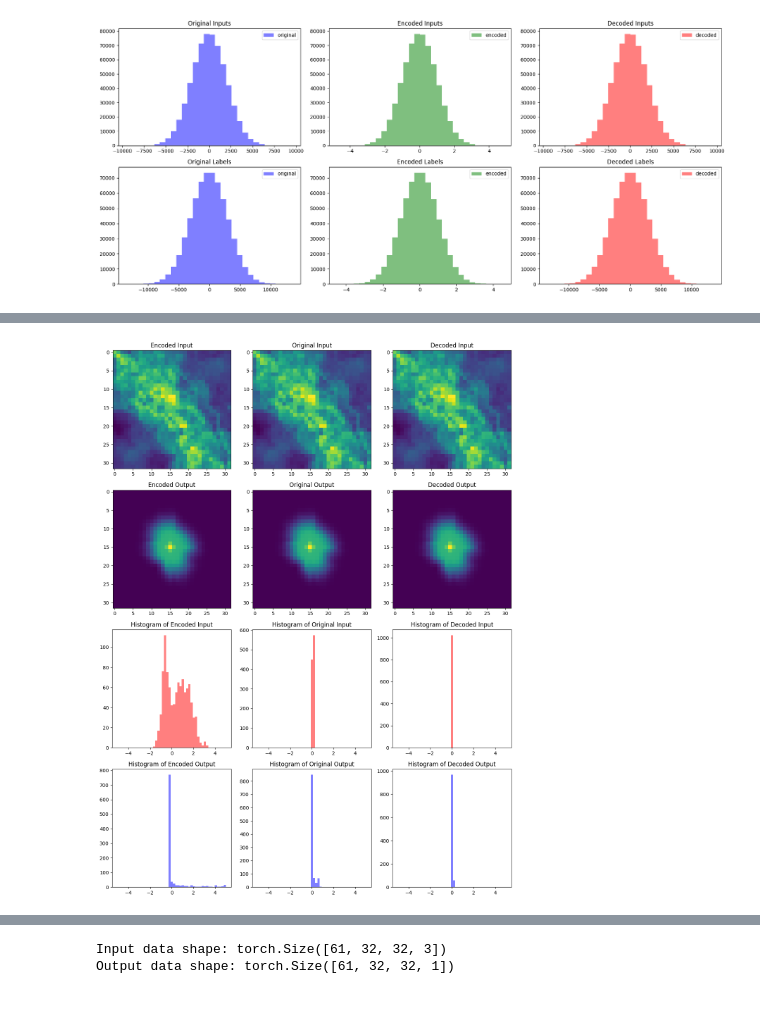
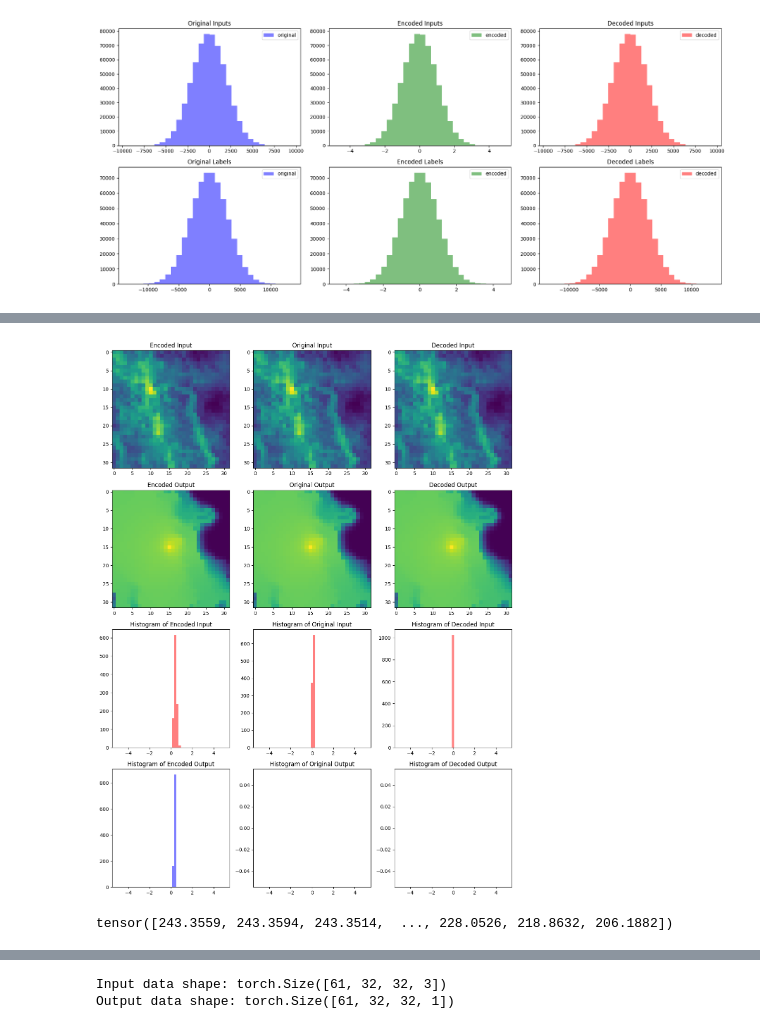
Before and after one commit to gabrielserrao/NO-DA, a Jupyter notebook: dataprocessing/debuging.ipynb, the cells around one changed output, grey strips where cells are left out. Saved outputs shown, nothing was run; the diff lists cells and outputs as text; code cells hidden in the pictures.

Commit message:
including minmax normalizer

```diff
--- a/dataprocessing/debuging.ipynb
+++ b/dataprocessing/debuging.ipynb
@@ -380,15 +227,39 @@ Using cpu for training
+# %%
+new_data_folder = '/samoa/data/smrserraoseabr/NO-DA/dataset/DARTS/runnedmodels/filtered'
+
+input_vars = ['Por', 'Perm', 'gas_rate'] # Porosity, Permeability, ,  Well 'gas_rate', Pressure + x, y, time encodings
+output_vars = ['Pressure']
+num_files= 1000
+traintest_split = 0.8
+batch_size = 1
+
+ntrain = num_files*traintest_split
+ntest = num_files - ntrain
+
+
+device = 'cpu'
+
+#NEW
+dataset_new = ReadXarrayDataset(folder=new_data_folder, input_vars=input_vars, output_vars=output_vars, num_files = num_files, wells_positions=False)
+train_size = int(traintest_split * len(dataset_new))
+test_size = len(dataset_new) - train_size
+train_loader_new = DataLoader(torch.utils.data.Subset(dataset_new, range(0, train_size)),
+                              batch_size=batch_size,
+                                shuffle=False)
+input_normalizer_new = PointMinMaxNormalizer(train_loader_new, is_label=False)
+output_normalizer_new = PointMinMaxNormalizer(train_loader_new, is_label=True)
 # %%
 import numpy as np
 import matplotlib.pyplot as plt
 
-for index, (x, y) in enumerate(test_loader):
+for index, (x, y) in enumerate(train_loader_new):
     x = x.to(device)
     y = y.to(device)
 
-    x_encoded = test_input_normalizer.encode(x)
-    y_encoded = test_output_normalizer.encode(y)
-    y_decoded = test_output_normalizer.decode(y)
-    x_decoded = test_input_normalizer.decode(x)
+    x_encoded = input_normalizer_new.encode(x)
+    y_encoded = output_normalizer_new.encode(y)
+    y_decoded = output_normalizer_new.decode(y)
+    x_decoded = input_normalizer_new.decode(x)
 
     if index == 0:
         fig, ax = plt.subplots(nrows=4, ncols=3, figsize=(12, 16)) # Adjusted the number of rows
@@ -412,32 +283,36 @@ for index, (x, y) in enumerate(test_loader):
         ax[1, 2].imshow(y_decoded[0, -1, :, :, 0].T)
         ax[1, 2].set_title('Decoded Output')
 
 
         bins = np.linspace(-5, 5, 50)
 
         # Plot histograms
         ax[2, 0].hist(x_encoded[0, -1, :, :, 0].flatten(), bins=bins, alpha=0.5, color='red')
         ax[2, 0].set_title('Histogram of Encoded Input')
 
         ax[2, 1].hist(x[0, -1, :, :, 0].flatten(), bins=bins, alpha=0.5, color='red')
         ax[2, 1].set_title('Histogram of Original Input')
 
         ax[2, 2].hist(x_decoded[0, -1, :, :, 0].flatten(), bins=bins, alpha=0.5, color='red')
         ax[2, 2].set_title('Histogram of Decoded Input')
 
         ax[3, 0].hist(y_encoded[0, -1, :, :, 0].flatten(), bins=bins, alpha=0.5, color='blue')
         ax[3, 0].set_title('Histogram of Encoded Output')
 
         ax[3, 1].hist(y[0, -1, :, :, 0].flatten(), bins=bins, alpha=0.5, color='blue')
         ax[3, 1].set_title('Histogram of Original Output')
 
         ax[3, 2].hist(y_decoded[0, -1, :, :, 0].flatten(), bins=bins, alpha=0.5, color='blue')
         ax[3, 2].set_title('Histogram of Decoded Output')
 
         plt.tight_layout()
         plt.show()
 
         break
 # %% [output]
-[figure, old version]
+[figure, new version]
+# %%
+y[0, -1, :, :, 0].flatten()
+# %% [output]
+tensor([243.3559, 243.3594, 243.3514,  ..., 228.0526, 218.8632, 206.1882])
 # %%
```
Also changed, not shown: parts of 7 cells of this notebook, 6 other files.
